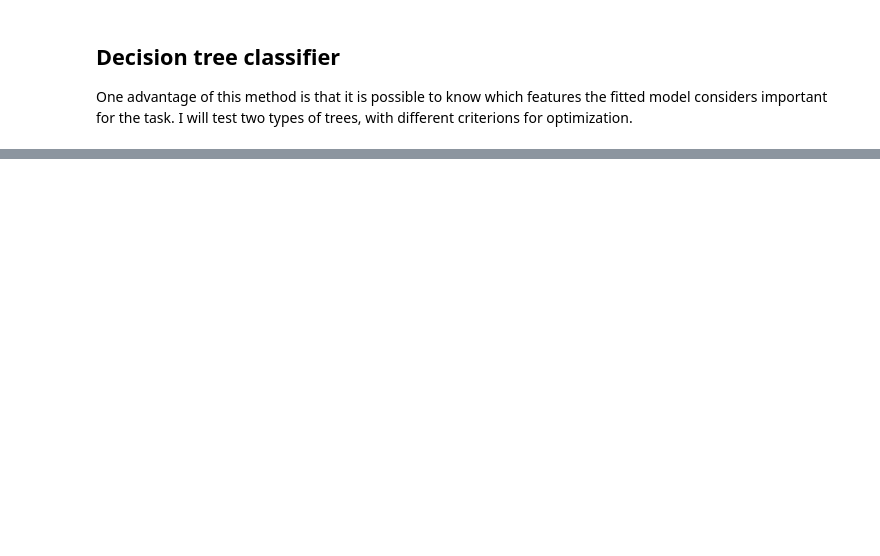
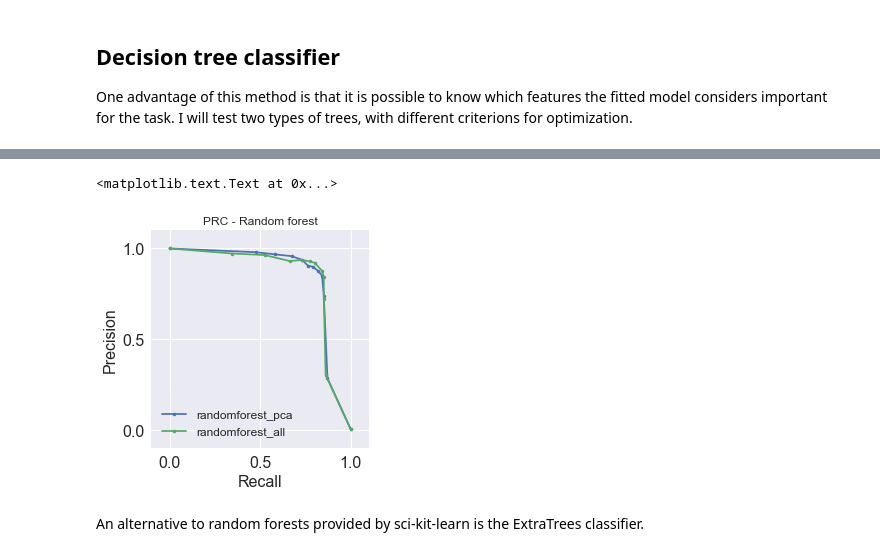
Before and after one commit to tiagobbatalhao/credit_card_fraud, a Jupyter notebook: ForExperian.ipynb, the cells around one changed output, grey strips where cells are left out. Cells and saved outputs as stored; diff of their text form; code cells hidden in the pictures; blank space fills up the shorter version.

```diff
--- a/ForExperian.ipynb
+++ b/ForExperian.ipynb
@@ -499,0 +511,32 @@ ax.set_title('PRC - Logistic regression')
+# %%
+estimator = sklearn.ensemble.RandomForestClassifier()
+parameters = {'n_estimators':[5,10],'criterion':['gini','entropy'],'max_depth':[None,5]}
+label = 'randomforest_pca'
+trained_models[label] = routine_GridSearchCV(estimator,parameters,dataset_train,columns_pca)
+predicted_probabilities[label] = trained_models[label].predict_proba(dataset[columns_pca]).T[1]
+label = 'randomforest_all'
+trained_models[label] = routine_GridSearchCV(estimator,parameters,dataset_train,columns_all)
+predicted_probabilities[label] = trained_models[label].predict_proba(dataset[columns_all]).T[1]
+# %%
+fig = py.figure()
+ax = fig.add_subplot(111,aspect='equal')
+y_true = dataset_test['Class']
+for label in ['randomforest_pca','randomforest_all']:
+    y_predict = predicted_probabilities.loc[dataset_test.index,label]
+    precision,recall,threshold = sklearn.metrics.precision_recall_curve(y_true,y_predict)
+    ax.plot(recall,precision,'.-',label=label)
+ax.set_xlim(-0.1,1.1)
+ax.set_ylim(-0.1,1.1)
+ax.set_xticks([0,0.5,1.0])
+ax.set_xticklabels([str(x) for x in ax.get_xticks()],fontsize=16)
+ax.set_yticks([0,0.5,1.0])
+ax.set_yticklabels([str(x) for x in ax.get_xticks()],fontsize=16)
+ax.set_xlabel('Recall',fontsize=16)
+ax.set_ylabel('Precision',fontsize=16)
+ax.legend(loc='lower left',fontsize=12)
+ax.set_title('PRC - Random forest')
+# %% [output]
+<matplotlib.text.Text at 0x...>
+[figure, added]
+# %% [markdown]
+An alternative to random forests provided by sci-kit-learn is the ExtraTrees classifier.
```
Also changed, not shown: parts of 42 cells of this notebook.
